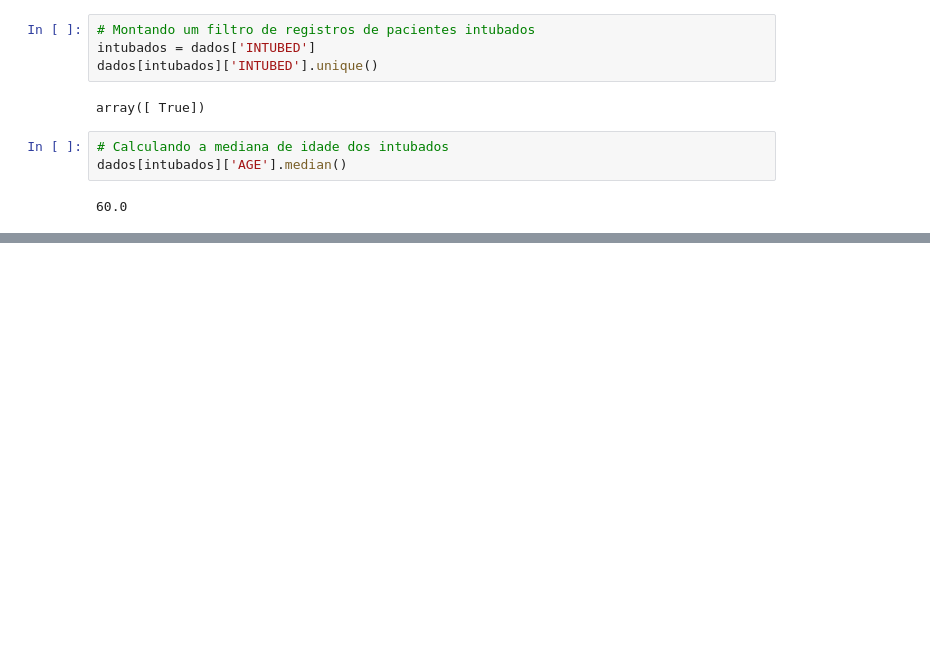
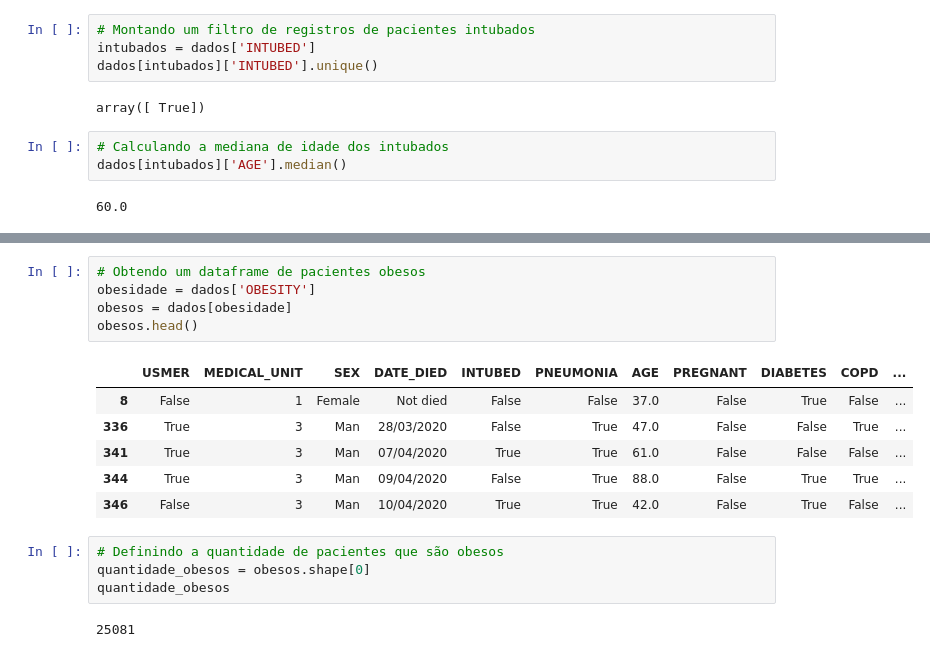
Before and after one commit to matheuspfferreira/python_data_science, a Jupyter notebook: Covid - 07/notebook/nb_covid.ipynb, the cells around one changed output, grey strips where cells are left out. Drawn from its saved outputs; the diff is of its cells as text; blank space fills up the shorter version.

```diff
--- a/Covid - 07/notebook/nb_covid.ipynb
+++ b/Covid - 07/notebook/nb_covid.ipynb
@@ -391,0 +412,18 @@ dados[intubados]['AGE'].median()
+# %%
+# Obtendo um dataframe de pacientes obesos
+obesidade = dados['OBESITY']
+obesos = dados[obesidade]
+obesos.head()
+# %% [output]
+|  | USMER | MEDICAL_UNIT | SEX | DATE_DIED | INTUBED | PNEUMONIA | AGE | PREGNANT | DIABETES | COPD | ... |
+| 8 | False | 1 | Female | Not died | False | False | 37.0 | False | True | False | ... |
+| 336 | True | 3 | Man | 28/03/2020 | False | True | 47.0 | False | False | True | ... |
+| 341 | True | 3 | Man | 07/04/2020 | True | True | 61.0 | False | False | False | ... |
+| 344 | True | 3 | Man | 09/04/2020 | False | True | 88.0 | False | True | True | ... |
+| 346 | False | 3 | Man | 10/04/2020 | True | True | 42.0 | False | True | False | ... |
+# %%
+# Definindo a quantidade de pacientes que são obesos
+quantidade_obesos = obesos.shape[0]
+quantidade_obesos
+# %% [output]
+25081
```
Also changed, not shown: parts of 10 cells of this notebook.
